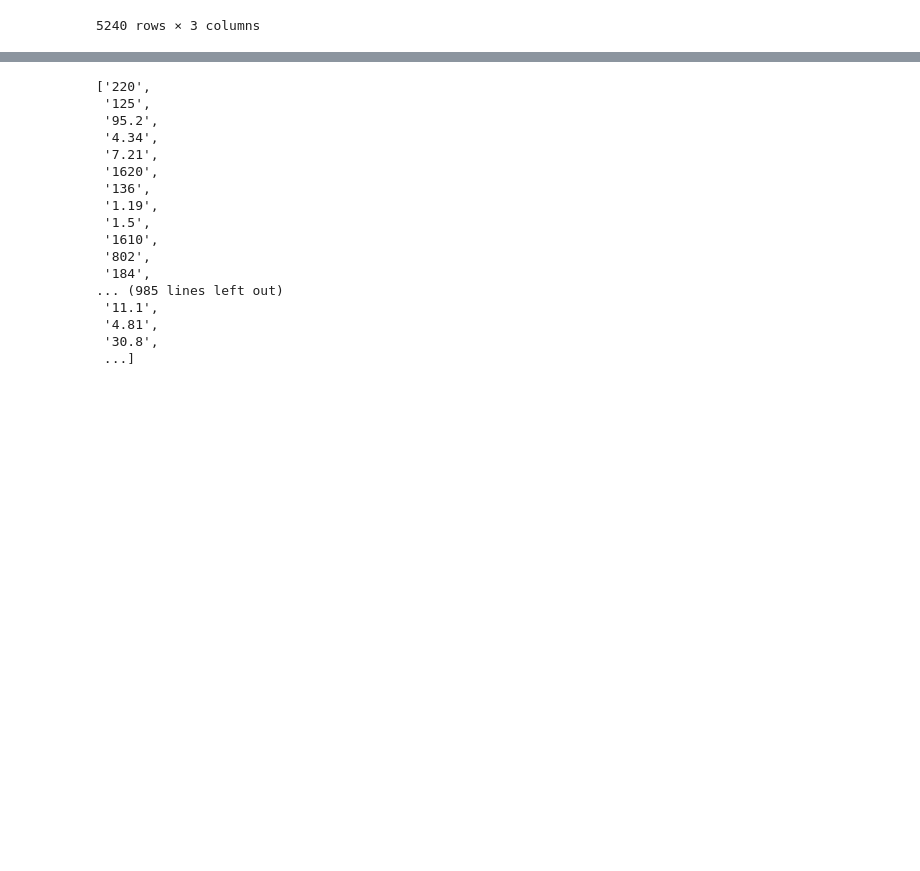
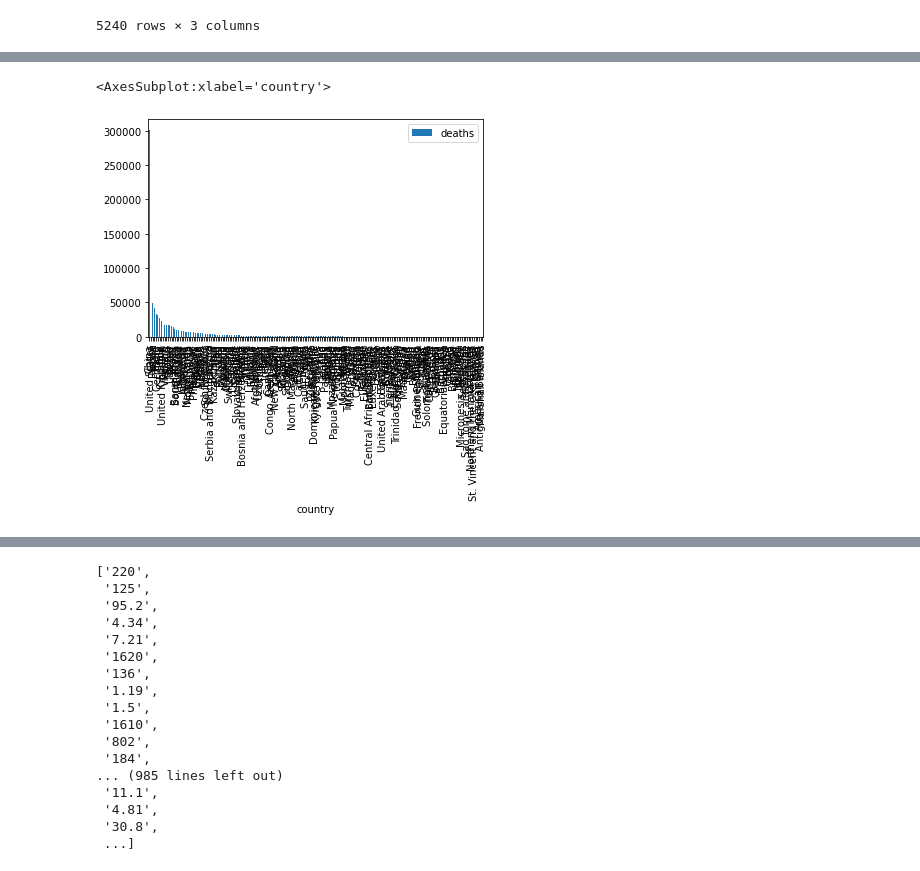
Before and after one commit to saathvikpd/DS3-GlobalHealth, a Jupyter notebook: females_males_lung_cancer.ipynb, the cells around one changed output, grey strips where cells are left out. Drawn from its saved outputs; the diff is of its cells as text; code cells hidden in the pictures; blank space fills up the shorter version.

Commit message:
Add files via upload
fixed up graphs for males average

```diff
--- a/females_males_lung_cancer.ipynb
+++ b/females_males_lung_cancer.ipynb
@@ -84,3 +70,8 @@ males_cs_melt
 | 5290 | Zambia | 2015 | 277.00 |
 | 5291 | Zimbabwe | 2015 | 517.00 |
 5240 rows × 3 columns
+# %%
+average_by_country_males = males_cs_melt.groupby("country").mean()
+max_avg_num_males = average_by_country_males.get(["deaths"]).sort_values(by= "deaths", ascending = False)
+max_avg_num_males = max_avg_num_males.reset_index()
+max_avg_num_males
@@ -86,0 +92,19 @@ males_cs_melt
+# %%
+lst_males_sorted_countries = list(max_avg_num_males.set_index("country").index.values)
+lst_males_sorted_values = list(max_avg_num_males.get("deaths"))
+
+
+#country with the max avg deaths - males
+max_males_deaths_country = lst_males_sorted[0]
+max_males_deaths = lst_males_sorted_values[0]
+
+#country with the mix avg deaths - males
+min_males_deaths_country = lst_males_sorted[-1]
+min_males_deaths = lst_males_sorted_values[-1]
+
+#NEED TO COME BACK LATER AND DO STAT TEST TO SEE PVALUE AND COMPARE
+# %%
+max_avg_num_males.plot(kind = "bar", x = "country", y = "deaths")
+# %% [output]
+<AxesSubplot:xlabel='country'>
+[figure, added]
```
Also changed, not shown: parts of 8 cells of this notebook.
